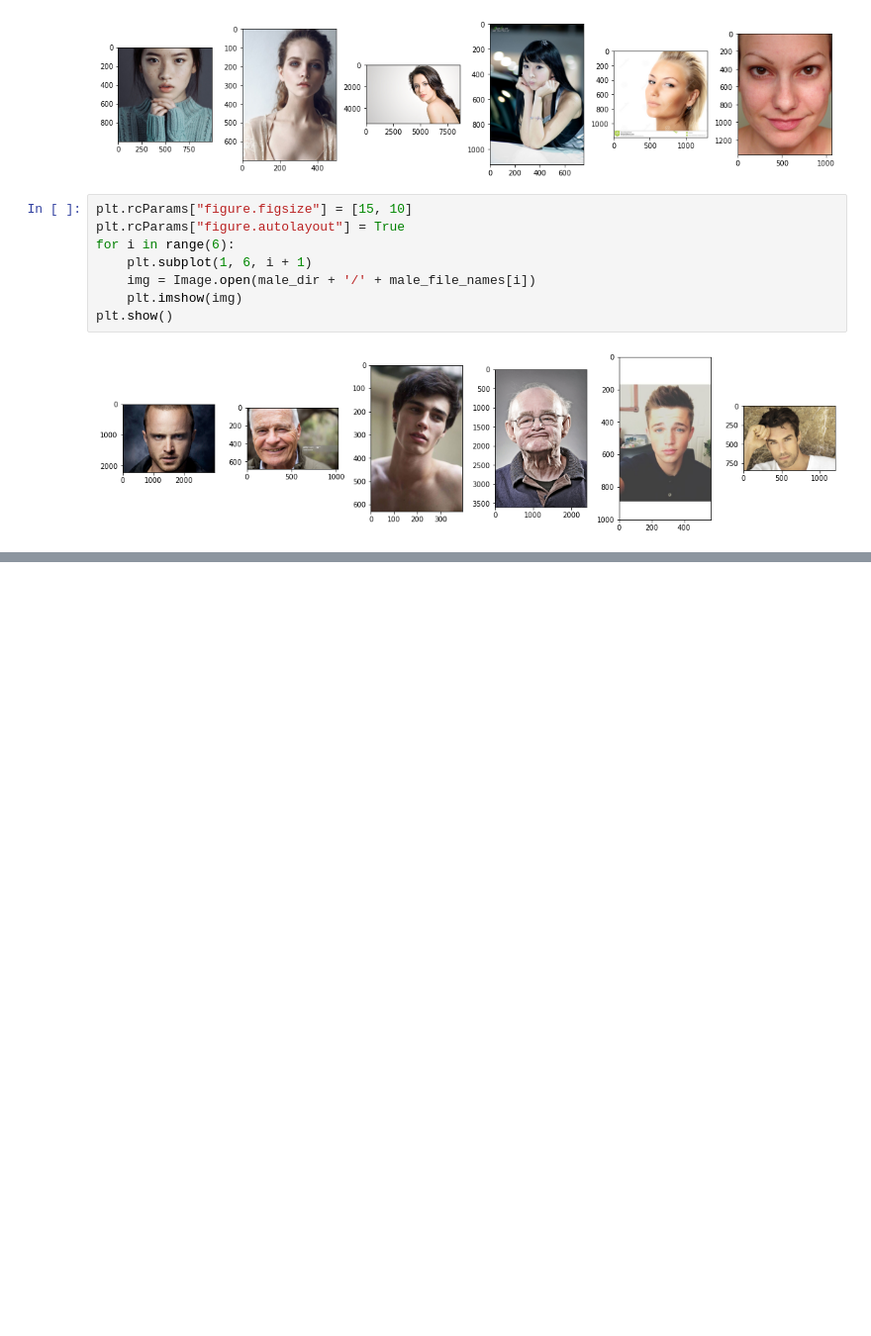
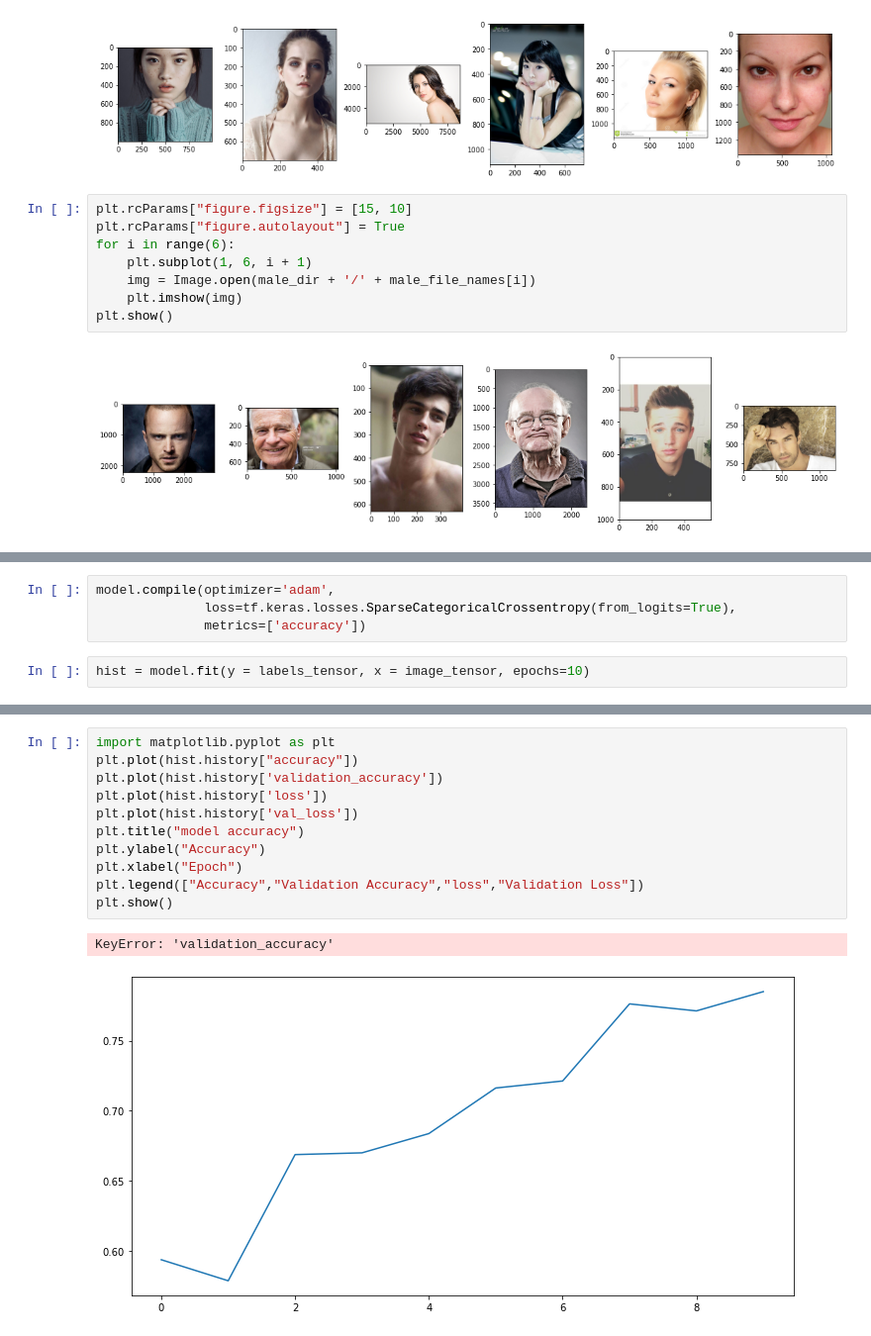
Before and after one commit to pstat197/vignette-cnn-facial-recognition, a Jupyter notebook: allester_face_class.ipynb, the cells around one changed output, grey strips where cells are left out. Shown: that part at 99% size. Drawn from its saved outputs; the diff is of its cells as text; blank space fills up the shorter version.

```diff
--- a/allester_face_class.ipynb
+++ b/allester_face_class.ipynb
@@ -53,0 +134,6 @@ plt.imshow(image_data[0])
+# %%
+model.compile(optimizer='adam',
+              loss=tf.keras.losses.SparseCategoricalCrossentropy(from_logits=True),
+              metrics=['accuracy'])
+# %%
+hist = model.fit(y = labels_tensor, x = image_tensor, epochs=10)
@@ -53,0 +161,14 @@ plt.imshow(image_data[0])
+# %%
+import matplotlib.pyplot as plt
+plt.plot(hist.history["accuracy"])
+plt.plot(hist.history['validation_accuracy'])
+plt.plot(hist.history['loss'])
+plt.plot(hist.history['val_loss'])
+plt.title("model accuracy")
+plt.ylabel("Accuracy")
+plt.xlabel("Epoch")
+plt.legend(["Accuracy","Validation Accuracy","loss","Validation Loss"])
+plt.show()
+# %% [output]
+KeyError: 'validation_accuracy'
+[figure, added]
```
Also changed, not shown: parts of 8 cells of this notebook, 1 other file.
